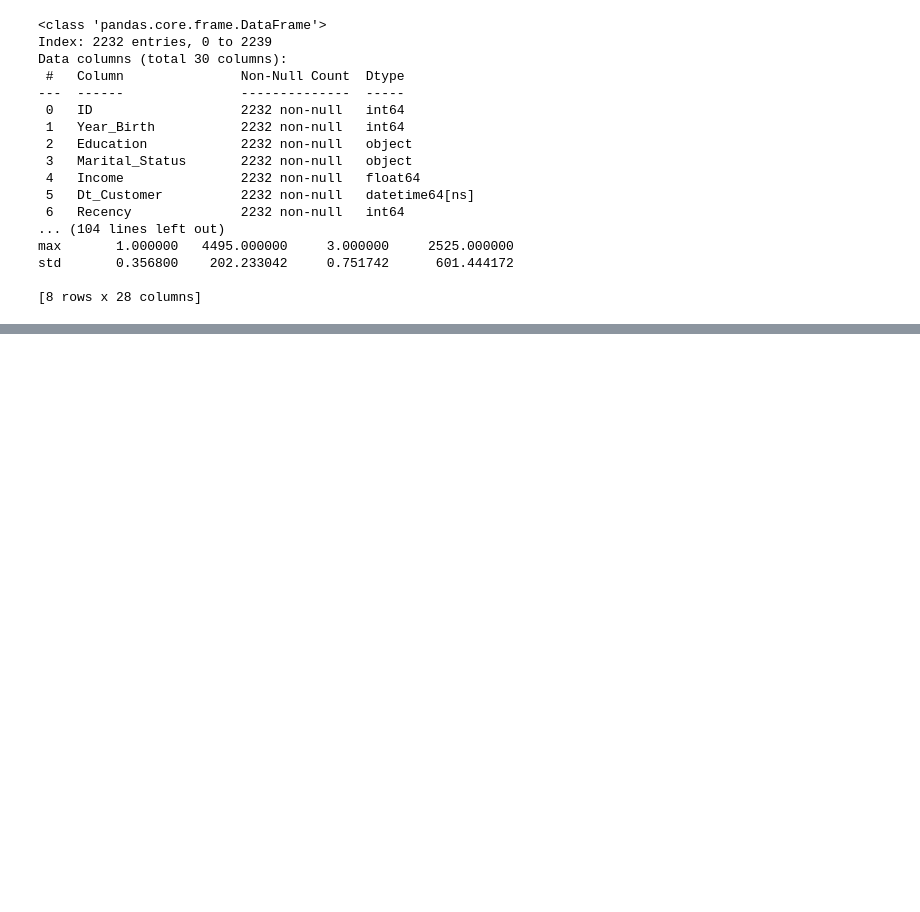
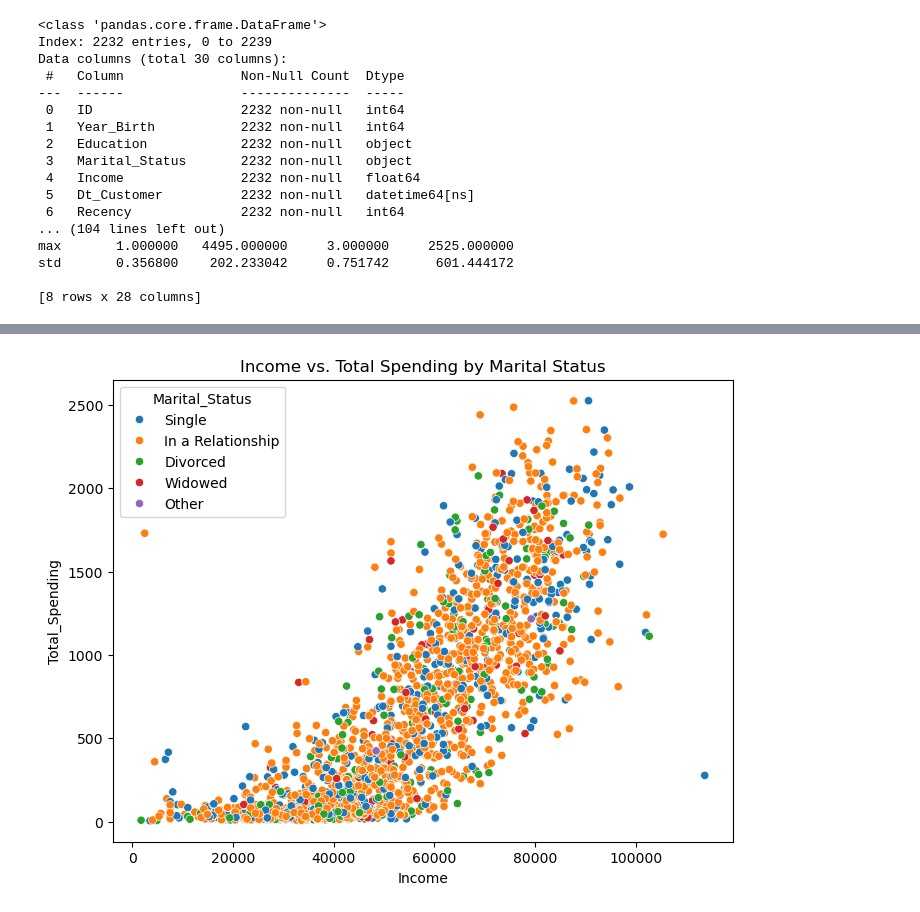
Before and after one commit to aryaandperimeter/Customer-Personality-Analysis, a Jupyter notebook: cpa.ipynb, the cells around one changed output, grey strips where cells are left out. Saved outputs shown, nothing was run; the diff lists cells and outputs as text; code cells hidden in the pictures; blank space fills up the shorter version.

```diff
--- a/cpa.ipynb
+++ b/cpa.ipynb
@@ -219,0 +243,8 @@ std       0.356800    202.233042     0.751742      601.444172
+# %%
+# income vs. total spending
+plt.figure(figsize=(8, 6))
+sns.scatterplot(x='Income', y='Total_Spending', data=data, hue='Marital_Status')
+plt.title('Income vs. Total Spending by Marital Status')
+plt.show()
+# %% [output]
+[figure, added]
```
Also changed, not shown: parts of 13 cells of this notebook.
